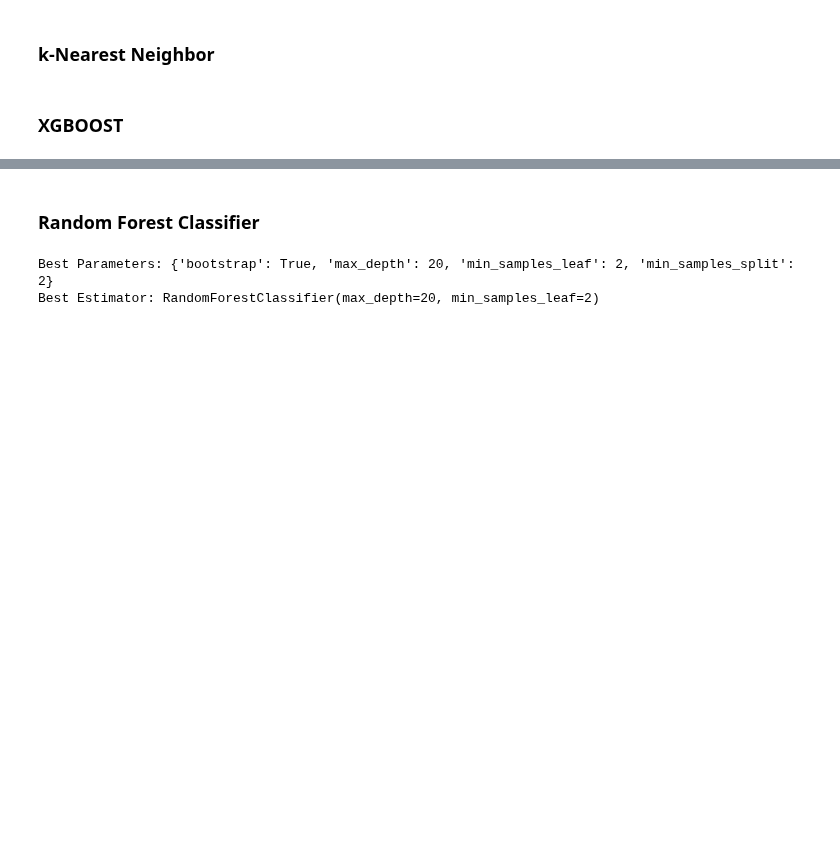
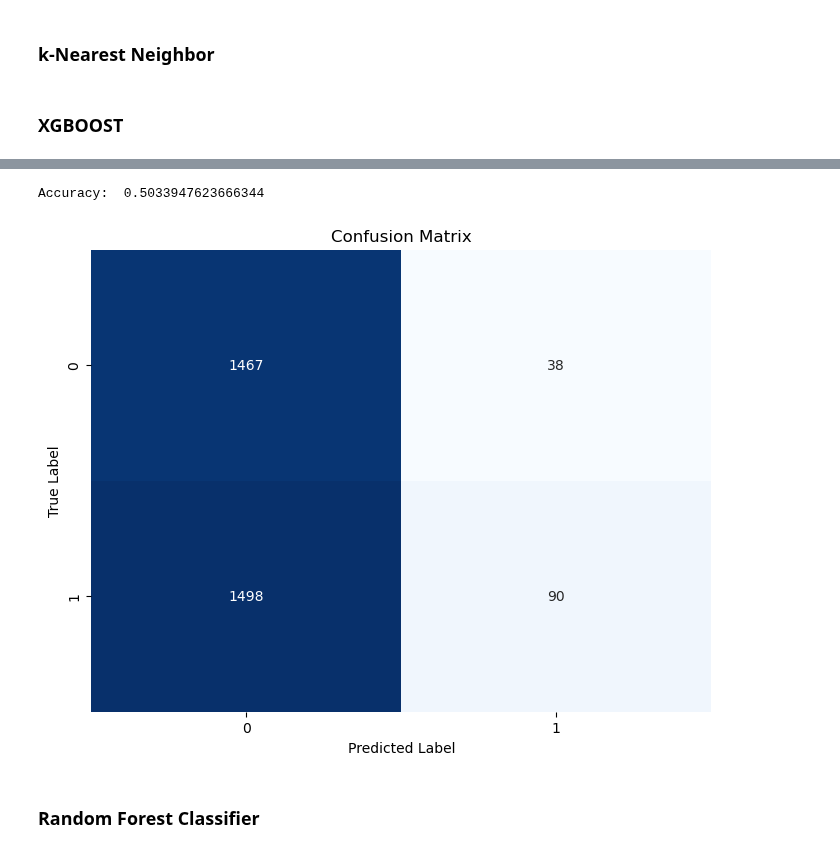
Before and after one commit to EliasMondelaers/datamanagementProject, a Jupyter notebook: Modeling.ipynb, the cells around one changed output, grey strips where cells are left out. Drawn from its saved outputs; the diff is of its cells as text; code cells hidden in the pictures; blank space fills up the shorter version.

Commit message:
Random forest feature importance + markdowns

```diff
--- a/Modeling.ipynb
+++ b/Modeling.ipynb
@@ -104,12 +126,8 @@ def build_xgb_model(trial):
     return xgb.XGBClassifier(**params)
 # %%
 def objective(trial, X_train, y_train, X_val, y_val):
-    """
-    Optuna objective function for XGBClassifier.
-    It builds the model, trains it, and returns the Log Loss (to be minimized).
-    """
+
     # 1. Build the model with the current trial's hyperparameters
-    # Assumes 'build_xgb_classifier_model' is defined and returns an xgb.XGBClassifier
     model = build_xgb_model(trial)
 
     # 2. Train the model
@@ -170,2 +208,26 @@ print("The Log Loss of this model is: ", study.best_value)
+# %%
+def evaluate_preds(XTest, yTest, Model):
+    y_pred = Model.predict(X_test)
+    accuracy = accuracy_score(y_test, y_pred)
+    cm = confusion_matrix(yTest, y_pred)
+
+    print("Accuracy: " , accuracy)
+    plt.figure(figsize=(8, 6))
+    sns.heatmap(
+        cm,
+        annot=True,
+        fmt='d',
+        cmap='Blues',
+        cbar=False,
+        # If your labels are multi-class, you should define class labels here
+        # xticklabels=opt.classes_,
+        # yticklabels=opt.classes_
+    )
+    plt.title('Confusion Matrix')
+    plt.xlabel('Predicted Label')
+    plt.ylabel('True Label')
 # %%
-model_classifier.score(X_test, y_test)
+evaluate_preds(X_test, y_test, model_classifier)
+# %% [output]
+Accuracy:  0.5033947623666344
+[figure, added]
@@ -210,11 +251,7 @@ param_grid = {
 }
 
 grid_search = GridSearchCV(RandomForestClassifier(), param_grid=param_grid, cv=3)
-grid_search.fit(X_train, y_train, random_state = 42)
+grid_search.fit(X_train, y_train)
 
-print("Best Parameters:", grid_search.best_params_)
-print("Best Estimator:", grid_search.best_estimator_)
+model = grid_search.best_estimator_
-# %% [output]
-Best Parameters: {'bootstrap': True, 'max_depth': 20, 'min_samples_leaf': 2, 'min_samples_split': 2}
-Best Estimator: RandomForestClassifier(max_depth=20, min_samples_leaf=2)
 # %%
```
Also changed, not shown: parts of 15 cells of this notebook, 1 other file.
